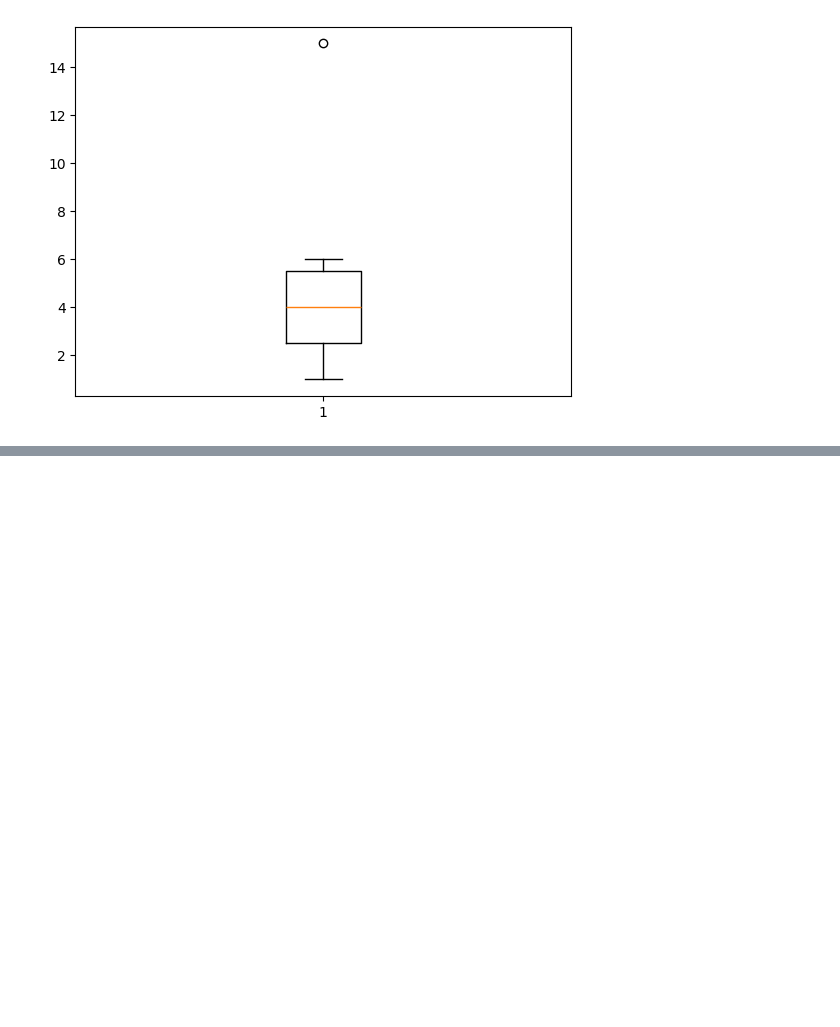
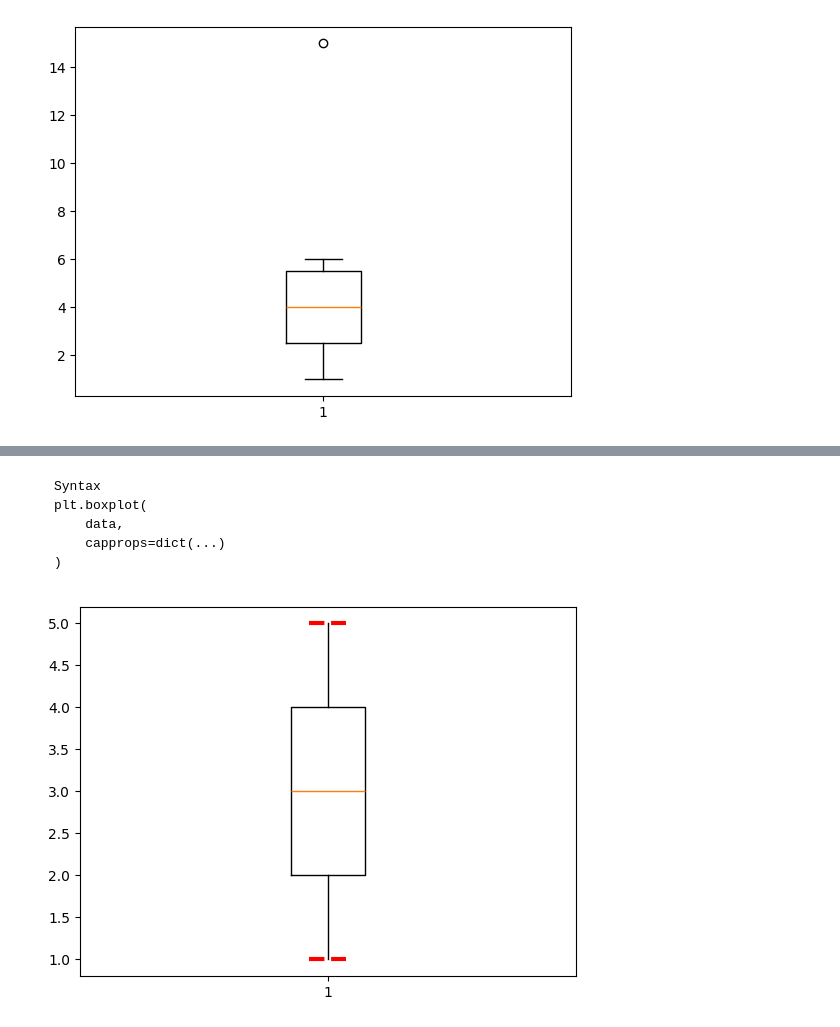
Before and after one commit to kshitij-commit/DataScience, a Jupyter notebook: 04_matplotlib/06_box-plot.ipynb, the cells around one changed output, grey strips where cells are left out. Cells and saved outputs as stored; diff of their text form; code cells hidden in the pictures; blank space fills up the shorter version.

````diff
--- a/04_matplotlib/06_box-plot.ipynb
+++ b/04_matplotlib/06_box-plot.ipynb
@@ -586,0 +620,20 @@ plt.show()
+# %% [markdown]
+```
+Syntax
+plt.boxplot(
+    data,
+    capprops=dict(...)
+)
+```
+# %%
+plt.boxplot(
+    marks,
+    capprops=dict(
+        color='red',
+        linewidth=3,
+        linestyle='--'
+    )
+)
+plt.show()
+# %% [output]
+[figure, added]
````
Also changed, not shown: parts of 16 cells of this notebook.
